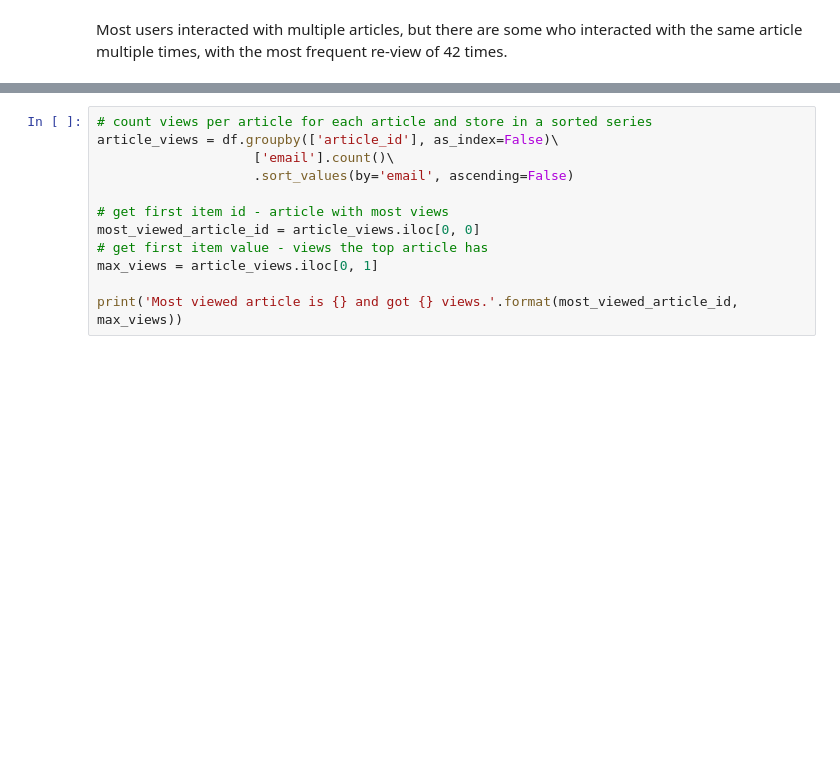
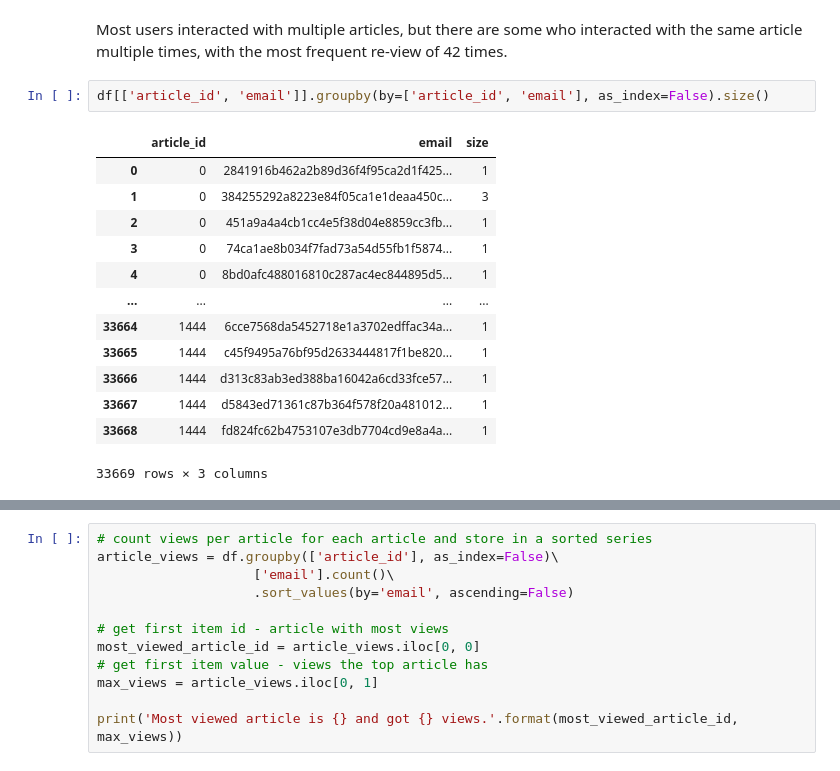
Before and after one commit to gradinarualex/ibm-article-recommender, a Jupyter notebook: IBM Watson Recommender.ipynb, the cells around one changed output, grey strips where cells are left out. Cells and saved outputs as stored; diff of their text form; blank space fills up the shorter version.

```diff
--- a/IBM Watson Recommender.ipynb
+++ b/IBM Watson Recommender.ipynb
@@ -117,5 +117,21 @@ Descriptive Statistics:
 # %% [markdown]
 Most users interacted with multiple articles, but there are some who interacted with the same article multiple times, with the most frequent re-view of 42 times.
+# %%
+df[['article_id', 'email']].groupby(by=['article_id', 'email'], as_index=False).size()
+# %% [output]
+|  | article_id | email | size |
+| 0 | 0 | 2841916b462a2b89d36f4f95ca2d1f425... | 1 |
+| 1 | 0 | 384255292a8223e84f05ca1e1deaa450c... | 3 |
+| 2 | 0 | 451a9a4a4cb1cc4e5f38d04e8859cc3fb... | 1 |
+| 3 | 0 | 74ca1ae8b034f7fad73a54d55fb1f5874... | 1 |
+| 4 | 0 | 8bd0afc488016810c287ac4ec844895d5... | 1 |
+| ... | ... | ... | ... |
+| 33664 | 1444 | 6cce7568da5452718e1a3702edffac34a... | 1 |
+| 33665 | 1444 | c45f9495a76bf95d2633444817f1be820... | 1 |
+| 33666 | 1444 | d313c83ab3ed388ba16042a6cd33fce57... | 1 |
+| 33667 | 1444 | d5843ed71361c87b364f578f20a481012... | 1 |
+| 33668 | 1444 | fd824fc62b4753107e3db7704cd9e8a4a... | 1 |
+33669 rows × 3 columns
 # %%
 # create dataframe with interaction duplicates
 dups_df = df[['article_id', 'email']]\
```
Also changed, not shown: parts of 14 cells of this notebook, 20 other files.
